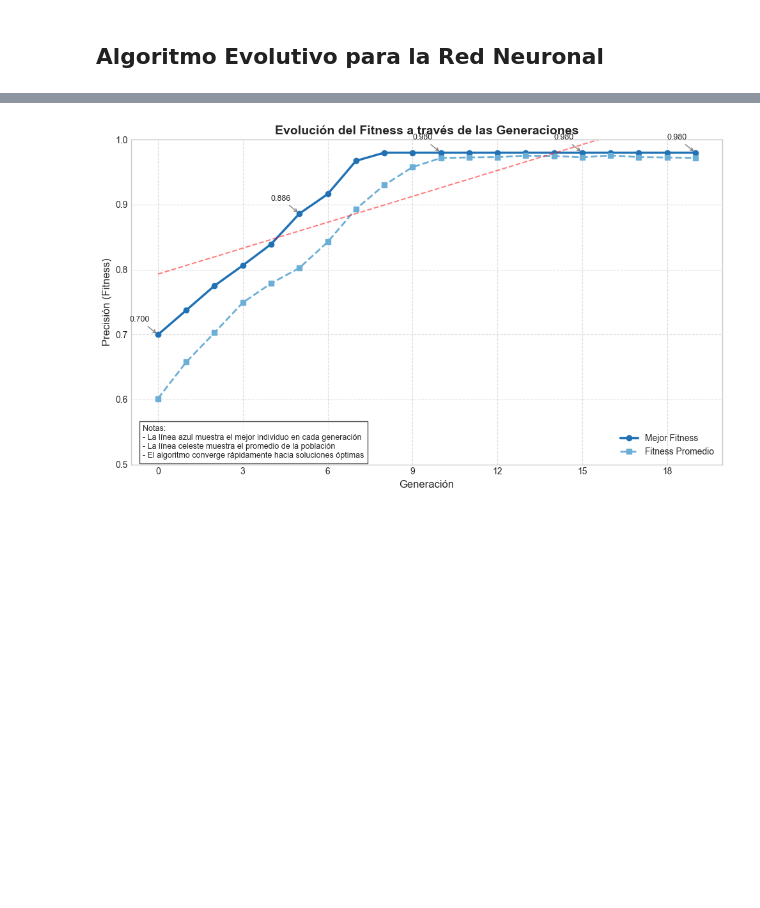
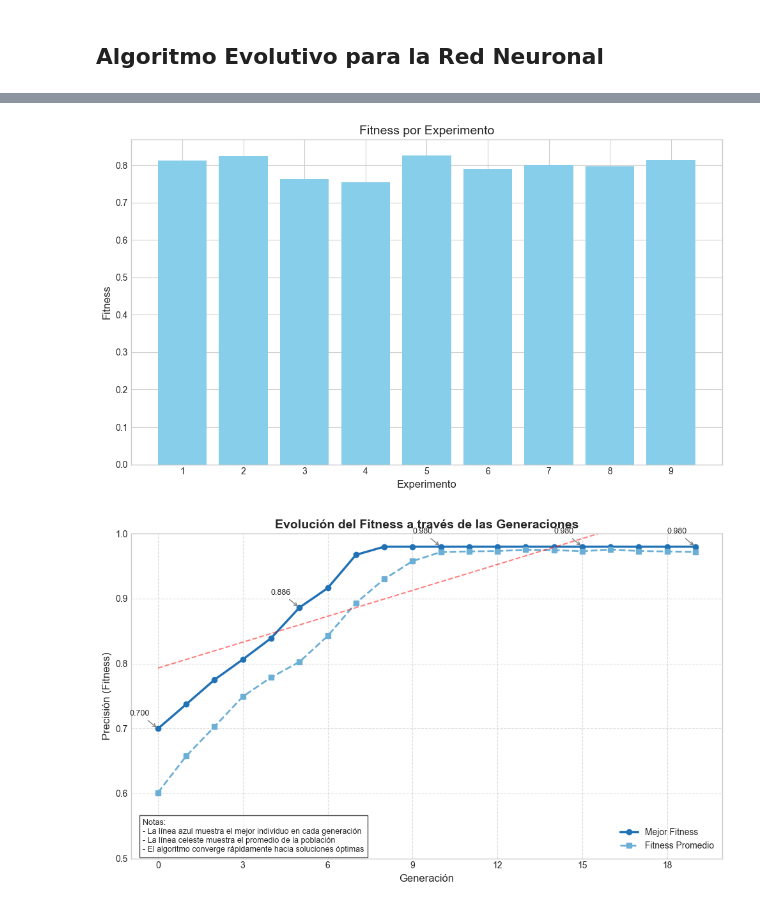
Before and after one commit to andersonjalvarado/P1-SENTIMENT-IA, a Jupyter notebook: Implementacion.ipynb, the cells around one changed output, grey strips where cells are left out. Saved outputs shown, nothing was run; the diff lists cells and outputs as text; code cells hidden in the pictures; blank space fills up the shorter version.

```diff
--- a/Implementacion.ipynb
+++ b/Implementacion.ipynb
@@ -1983,3 +2043,30 @@ Epoch 3/10
+# %%
+import json
+import matplotlib.pyplot as plt
+
+# Cargar el archivo JSON
+with open("best_individual.json", "r") as file:
+    data = json.load(file)
+
+# Extraer los datos para el gráfico
+experimentos = [item["experimento"] for item in data]
+fitness_values = [item["fitness"] for item in data]
+
+# Crear el gráfico de barras
+plt.figure(figsize=(10, 6))
+plt.bar(experimentos, fitness_values, color='skyblue')
+
+# Configurar etiquetas y título
+plt.xlabel("Experimento", fontsize=12)
+plt.ylabel("Fitness", fontsize=12)
+plt.title("Fitness por Experimento", fontsize=14)
+plt.xticks(experimentos)  # Asegurar que las etiquetas del eje x sean los experimentos
+
+# Mostrar el gráfico
+plt.tight_layout()
+plt.show()
+# %% [output]
+[figure, added]
 # %%
 # Simulación de la evolución de la población a lo largo de las generaciones
 def simular_evolucion_genetica(n_generaciones=20, tamano_poblacion=30):
```
Also changed, not shown: parts of 16 cells of this notebook, 1 other file.
